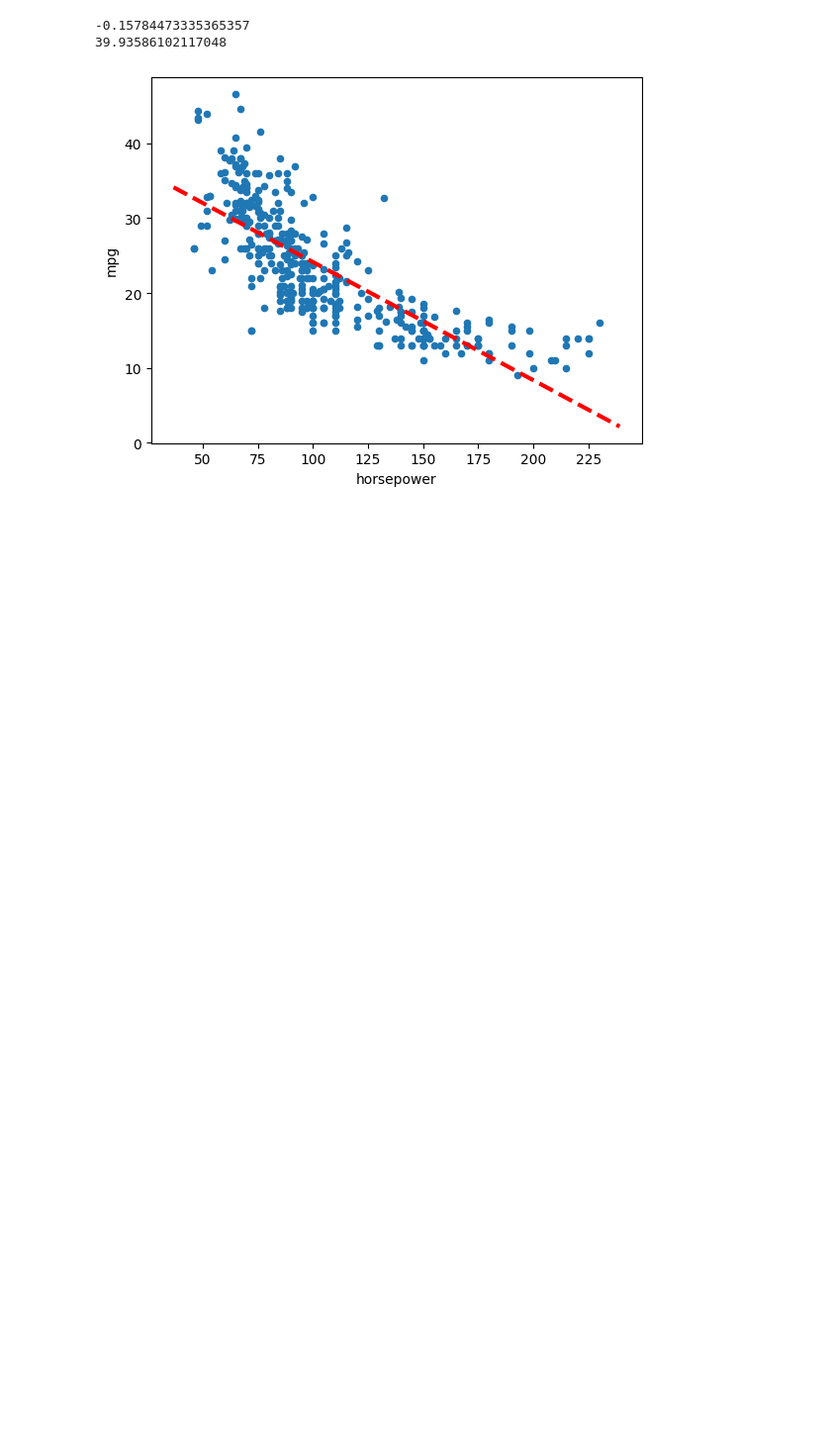
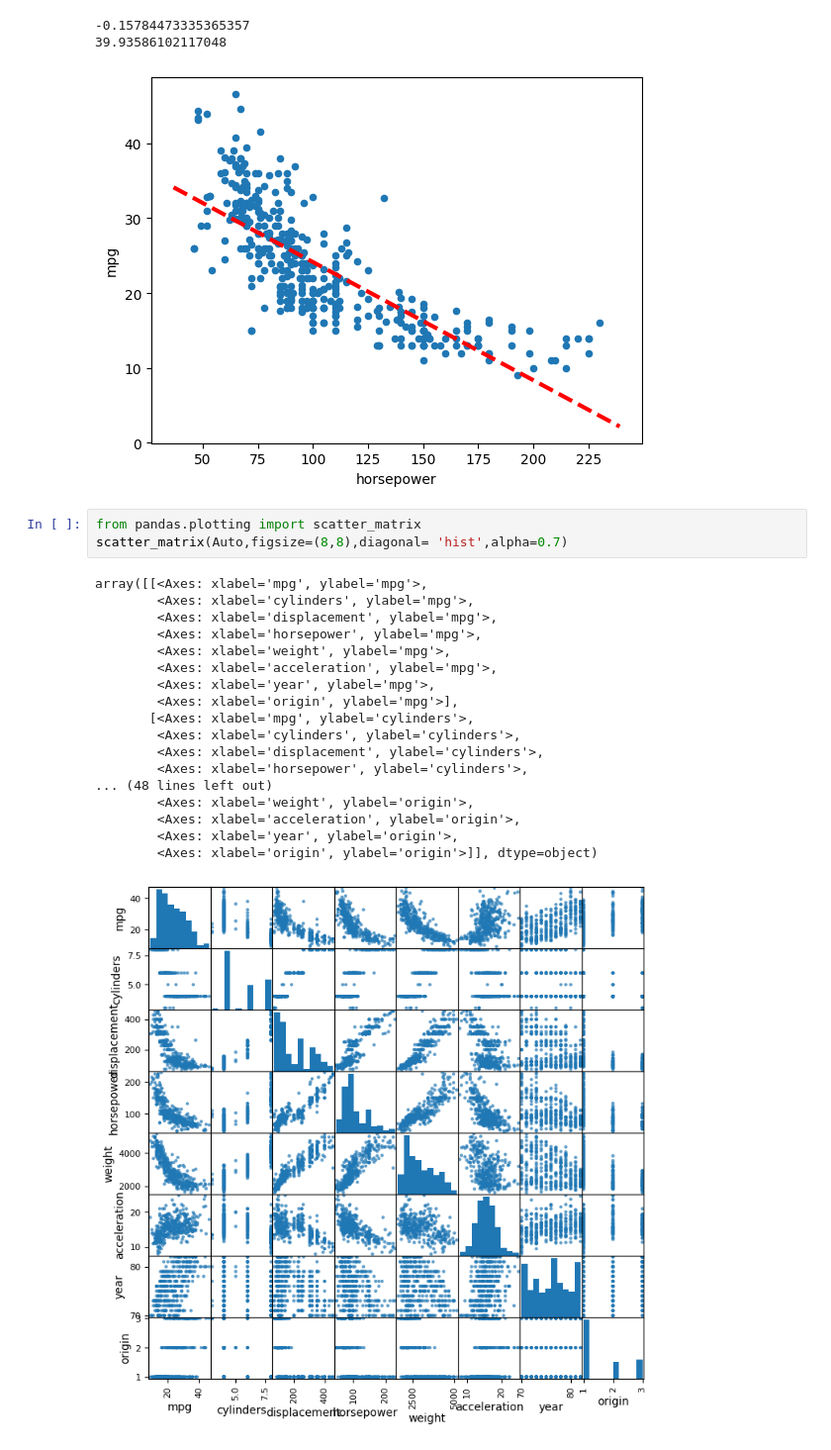
Before and after one commit to dchakrabarti1/ISLP-Labs-Chakrabarti, a Jupyter notebook: Ch03-linreg-lab.ipynb, the cells around one changed output. Shown: that part at 99% size. Cells and saved outputs as stored; diff of their text form; blank space fills up the shorter version.

```diff
--- a/Ch03-linreg-lab.ipynb
+++ b/Ch03-linreg-lab.ipynb
@@ -769,3 +769,25 @@ abline(ax, results7.params[1],results7.params[0],'r--',linewidth=3)
 -0.15784473335365357
 39.93586102117048
 [figure]
+# %%
+from pandas.plotting import scatter_matrix
+scatter_matrix(Auto,figsize=(8,8),diagonal= 'hist',alpha=0.7)
+# %% [output]
+array([[<Axes: xlabel='mpg', ylabel='mpg'>,
+        <Axes: xlabel='cylinders', ylabel='mpg'>,
+        <Axes: xlabel='displacement', ylabel='mpg'>,
+        <Axes: xlabel='horsepower', ylabel='mpg'>,
+        <Axes: xlabel='weight', ylabel='mpg'>,
+        <Axes: xlabel='acceleration', ylabel='mpg'>,
+        <Axes: xlabel='year', ylabel='mpg'>,
+        <Axes: xlabel='origin', ylabel='mpg'>],
+       [<Axes: xlabel='mpg', ylabel='cylinders'>,
+        <Axes: xlabel='cylinders', ylabel='cylinders'>,
+        <Axes: xlabel='displacement', ylabel='cylinders'>,
+        <Axes: xlabel='horsepower', ylabel='cylinders'>,
+... (48 lines left out)
+        <Axes: xlabel='weight', ylabel='origin'>,
+        <Axes: xlabel='acceleration', ylabel='origin'>,
+        <Axes: xlabel='year', ylabel='origin'>,
+        <Axes: xlabel='origin', ylabel='origin'>]], dtype=object)
+[figure, added]
```
Also changed, not shown: parts of 2 cells of this notebook.
